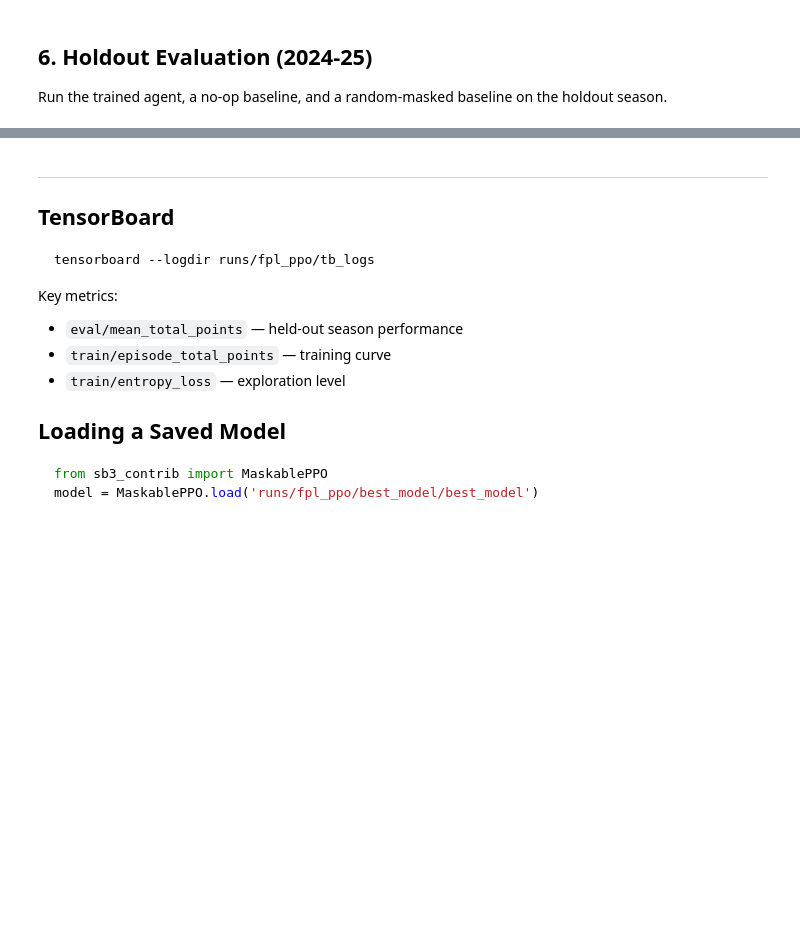
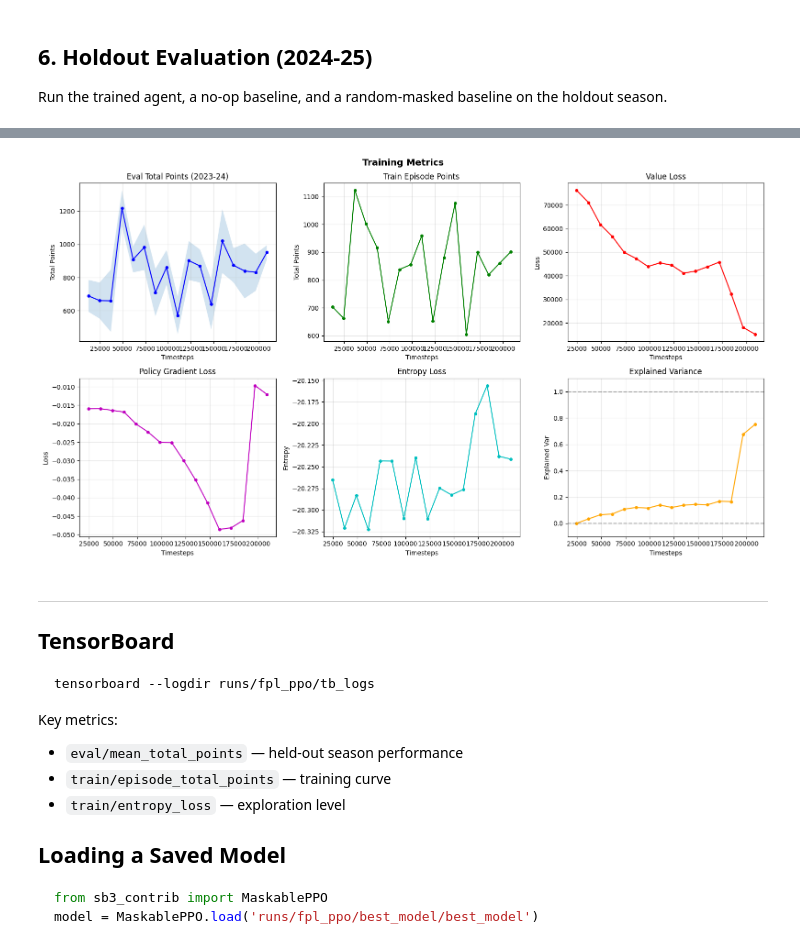
Before and after one commit to ADnocap/FPL-RL, a Jupyter notebook: notebooks/train_rl.ipynb, the cells around one changed output, grey strips where cells are left out. Drawn from its saved outputs; the diff is of its cells as text; code cells hidden in the pictures; blank space fills up the shorter version.

```diff
--- a/notebooks/train_rl.ipynb
+++ b/notebooks/train_rl.ipynb
@@ -271,0 +307,17 @@ print('Environments closed.')
+# %%
+import matplotlib.pyplot as plt
+from tensorboard.backend.event_processing.event_accumulator import EventAccumulator
+
+# Find the latest TB run
+tb_dir = RUN_DIR / 'tb_logs'
+latest_run = sorted(tb_dir.iterdir())[-1]
+print(f'Loading metrics from: {latest_run.name}')
+
+ea = EventAccumulator(str(latest_run))
+ea.Reload()
+
+def get_scalar(tag):
+    events = ea.Scalars(tag)
+    steps = [e.step for e in events]
+    values = [e.value for e in events]
+    return steps, values
@@ -272,3 +326,70 @@ print('Environments closed.')
+# %%
+fig, axes = plt.subplots(2, 3, figsize=(16, 9))
+fig.suptitle('Training Metrics', fontsize=14, fontweight='bold')
+
+# 1. Eval total points
+ax = axes[0, 0]
+steps, vals = get_scalar('eval/mean_total_points')
+_, stds = get_scalar('eval/std_total_points')
+ax.plot(steps, vals, 'b-o', markersize=4)
+ax.fill_between(steps, np.array(vals) - np.array(stds), np.array(vals) + np.array(stds), alpha=0.2)
+ax.set_title('Eval Total Points (2023-24)')
+ax.set_xlabel('Timesteps')
+ax.set_ylabel('Total Points')
+ax.grid(True, alpha=0.3)
+
+# 2. Train episode total points
+ax = axes[0, 1]
+steps, vals = get_scalar('train/episode_total_points')
+ax.plot(steps, vals, 'g-o', markersize=4)
+ax.set_title('Train Episode Points')
+ax.set_xlabel('Timesteps')
+ax.set_ylabel('Total Points')
+ax.grid(True, alpha=0.3)
+
+# 3. Value loss
+ax = axes[0, 2]
+steps, vals = get_scalar('train/value_loss')
+ax.plot(steps, vals, 'r-o', markersize=4)
+ax.set_title('Value Loss')
+ax.set_xlabel('Timesteps')
+ax.set_ylabel('Loss')
+ax.grid(True, alpha=0.3)
+
+# 4. Policy gradient loss
+ax = axes[1, 0]
+steps, vals = get_scalar('train/policy_gradient_loss')
+ax.plot(steps, vals, 'm-o', markersize=4)
+ax.set_title('Policy Gradient Loss')
+ax.set_xlabel('Timesteps')
+ax.set_ylabel('Loss')
+ax.grid(True, alpha=0.3)
+
+# 5. Entropy loss
+ax = axes[1, 1]
+steps, vals = get_scalar('train/entropy_loss')
+ax.plot(steps, vals, 'c-o', markersize=4)
+ax.set_title('Entropy Loss')
+ax.set_xlabel('Timesteps')
+ax.set_ylabel('Entropy')
+ax.grid(True, alpha=0.3)
+
+# 6. Explained variance
+ax = axes[1, 2]
+steps, vals = get_scalar('train/explained_variance')
+ax.plot(steps, vals, 'orange', marker='o', markersize=4)
+ax.axhline(y=0, color='k', linestyle='--', alpha=0.3)
+ax.axhline(y=1, color='k', linestyle='--', alpha=0.3)
+ax.set_title('Explained Variance')
+ax.set_xlabel('Timesteps')
+ax.set_ylabel('Explained Var')
+ax.set_ylim(-0.1, 1.1)
+ax.grid(True, alpha=0.3)
+
+plt.tight_layout()
+plt.show()
+# %% [output]
+[figure, added]
 # %% [markdown]
 ---
 
```
Also changed, not shown: parts of 11 cells of this notebook, 3 other files.
